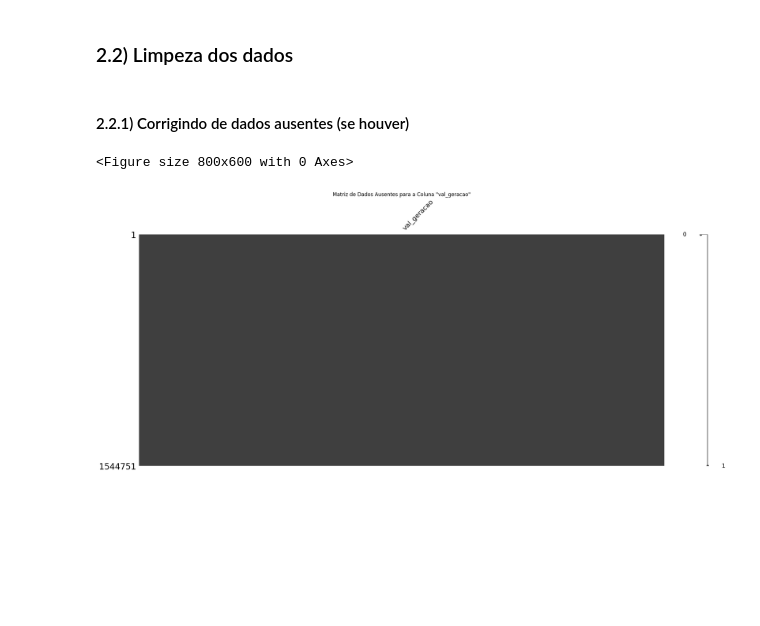
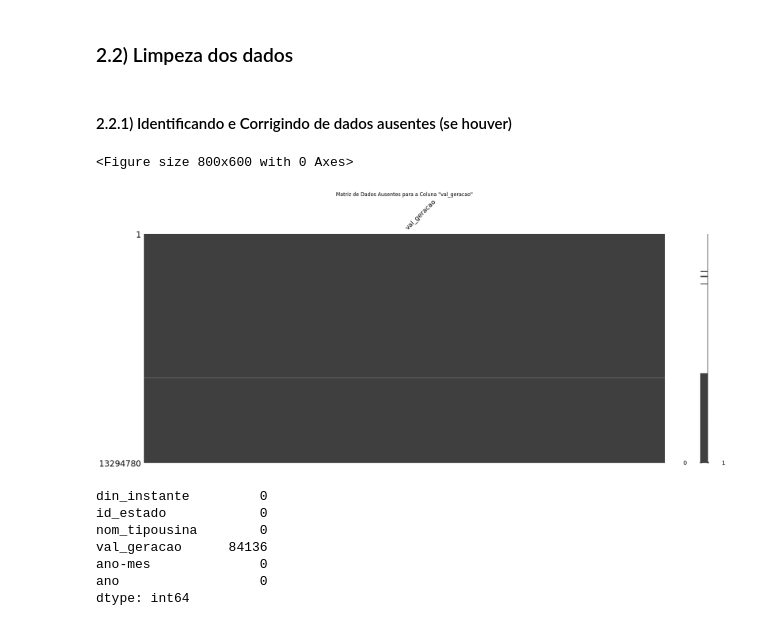
Before and after one commit to Ktzani/brazil-energy-prediction, a Jupyter notebook: app/predict-model.ipynb, the cells around one changed output. Saved outputs shown, nothing was run; the diff lists cells and outputs as text; code cells hidden in the pictures; blank space fills up the shorter version.

```diff
--- a/app/predict-model.ipynb
+++ b/app/predict-model.ipynb
@@ -127,9 +180,12 @@ def remove_states_from_sudeste(dataframes: list[pd.DataFrame]) -> list[pd.DataFr
     output = []
     states = ['ES', 'MG', 'RJ', 'SP']
     for df in dataframes:
-        # Filtra os dados para o sudeste e hidroelétricas
-        subset = df[df['id_estado'].isin(states)]
+        subset = df[df['id_estado'].isin(states)].reset_index(drop=True)
 
         output.append(subset)
 
     return output
+# %%
+select_data = remove_states_from_sudeste(select_data)
+
+display(select_data[0].head(20))
@@ -135,0 +226,4 @@ def remove_states_from_sudeste(dataframes: list[pd.DataFrame]) -> list[pd.DataFr
+# %%
+select_data_concat = pd.concat(select_data)
+
+select_data_concat.shape
@@ -187,14 +511,15 @@ memory usage: 19.1+ MB
 # %% [markdown]
 ### 2.2) Limpeza dos dados
 # %% [markdown]
-#### 2.2.1) Corrigindo de dados ausentes (se houver)
+#### 2.2.1) Identificando e Corrigindo de dados ausentes (se houver)
 # %%
-def plot_missing_data(dataframes: list[pd.DataFrame]) -> None:
-    combined_df = pd.concat(dataframes)
+def plot_missing_data(select_data_concat: pd.DataFrame) -> None:
 
     # Verifica a quantidade de dados ausentes para a coluna 'val_geracao'
     plt.figure(figsize=(8, 6))
-    msno.matrix(combined_df[['val_geracao']])
+    msno.matrix(select_data_concat[['val_geracao']])
     plt.title('Matriz de Dados Ausentes para a Coluna "val_geracao"')
     plt.show()
+
+    print(select_data_concat.isna().sum())
 # %%
@@ -214,5 +539,12 @@ def missing_data_correction(dataframes: list[pd.DataFrame]) -> list[pd.DataFrame
 # %%
-plot_missing_data(output_data)
+plot_missing_data(select_data_concat)
 # %% [output]
 <Figure size 800x600 with 0 Axes>
-[figure, old version]
+[figure, new version]
+din_instante         0
+id_estado            0
+nom_tipousina        0
+val_geracao      84136
+ano-mes              0
+ano                  0
+dtype: int64
```
Also changed, not shown: parts of 89 cells of this notebook, 1 other file.
